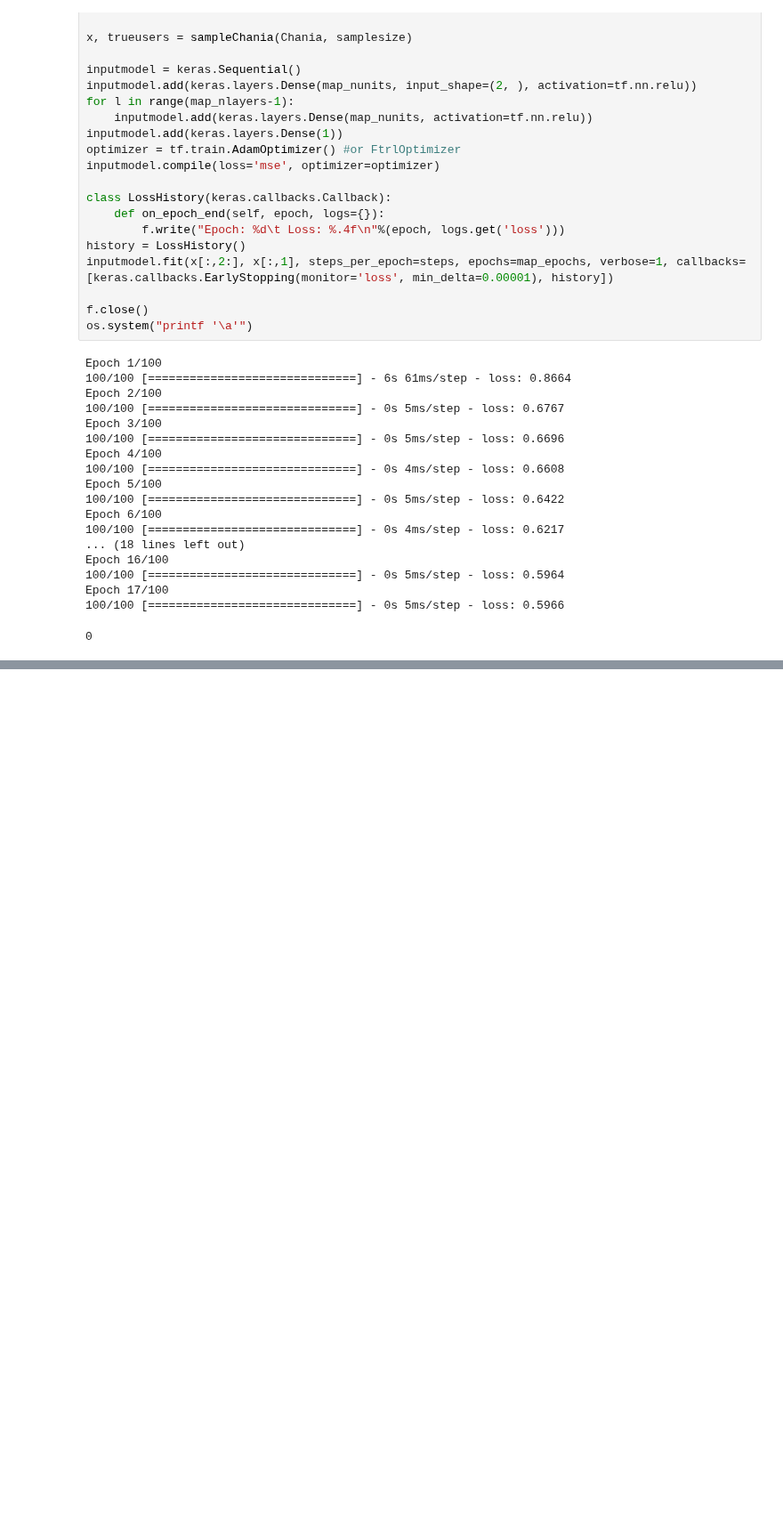
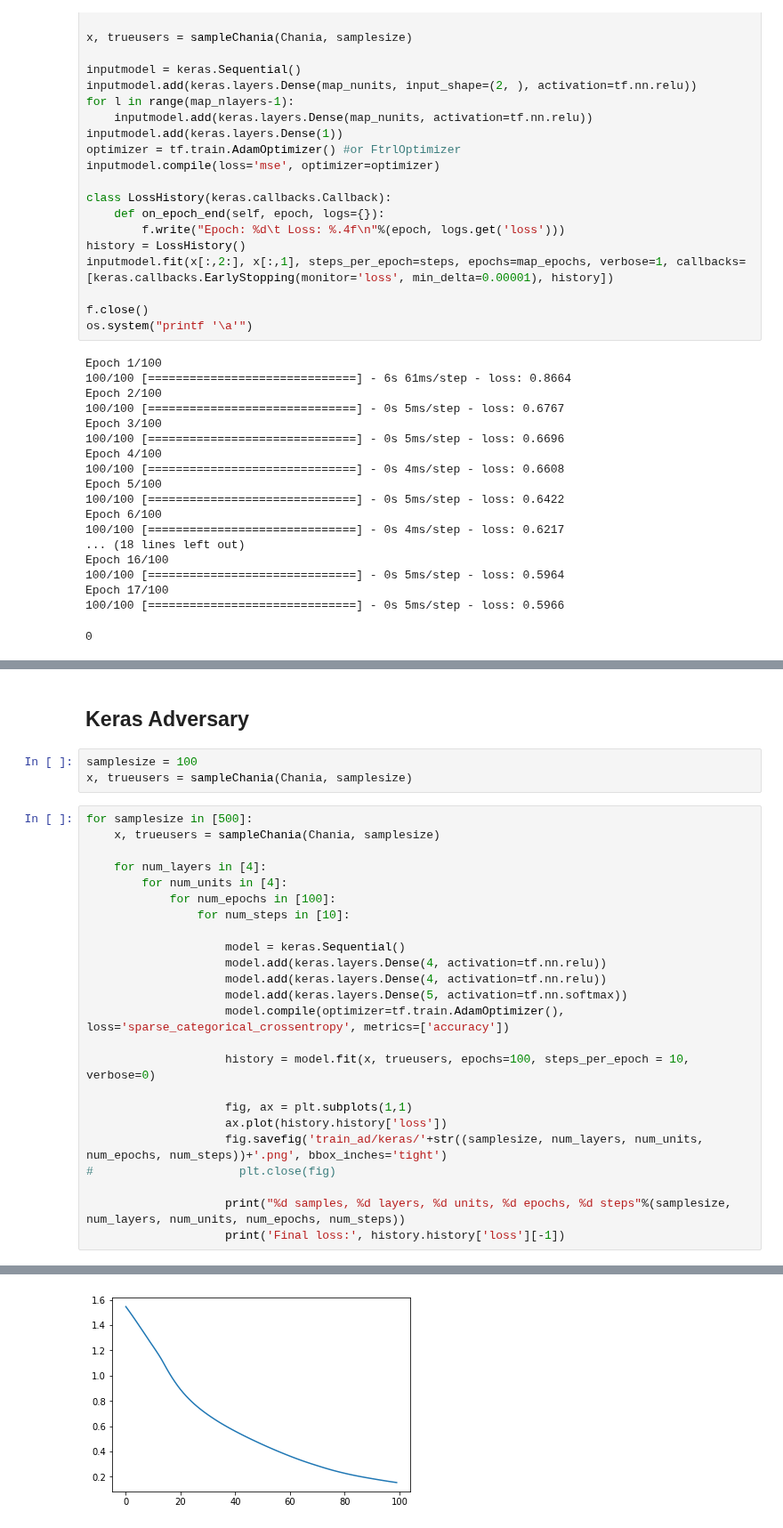
Before and after one commit to lillyclark/privacy-utility, a Jupyter notebook: GAP - Chania Dataset.ipynb, the cells around one changed output, grey strips where cells are left out. Shown at 89% size. Cells and saved outputs as stored; diff of their text form; blank space fills up the shorter version.

```diff
--- a/GAP - Chania Dataset.ipynb
+++ b/GAP - Chania Dataset.ipynb
@@ -509,0 +601,30 @@ Epoch 17/100
+# %% [markdown]
+## Keras Adversary
+# %%
+samplesize = 100
+x, trueusers = sampleChania(Chania, samplesize)
+# %%
+for samplesize in [500]:
+    x, trueusers = sampleChania(Chania, samplesize)
+
+    for num_layers in [4]:
+        for num_units in [4]:
+            for num_epochs in [100]:
+                for num_steps in [10]:
+
+                    model = keras.Sequential()
+                    model.add(keras.layers.Dense(4, activation=tf.nn.relu))
+                    model.add(keras.layers.Dense(4, activation=tf.nn.relu))
+                    model.add(keras.layers.Dense(5, activation=tf.nn.softmax))
+                    model.compile(optimizer=tf.train.AdamOptimizer(), loss='sparse_categorical_crossentropy', metrics=['accuracy'])
+
+                    history = model.fit(x, trueusers, epochs=100, steps_per_epoch = 10, verbose=0)
+
+                    fig, ax = plt.subplots(1,1)
+                    ax.plot(history.history['loss'])
+                    fig.savefig('train_ad/keras/'+str((samplesize, num_layers, num_units, num_epochs, num_steps))+'.png', bbox_inches='tight')
+#                     plt.close(fig)
+
+                    print("%d samples, %d layers, %d units, %d epochs, %d steps"%(samplesize, num_layers, num_units, num_epochs, num_steps))
+                    print('Final loss:', history.history['loss'][-1])
+# %% [output]
@@ -509,0 +633 @@ Epoch 17/100
+[figure, added]
```
Also changed, not shown: parts of 7 cells of this notebook.
